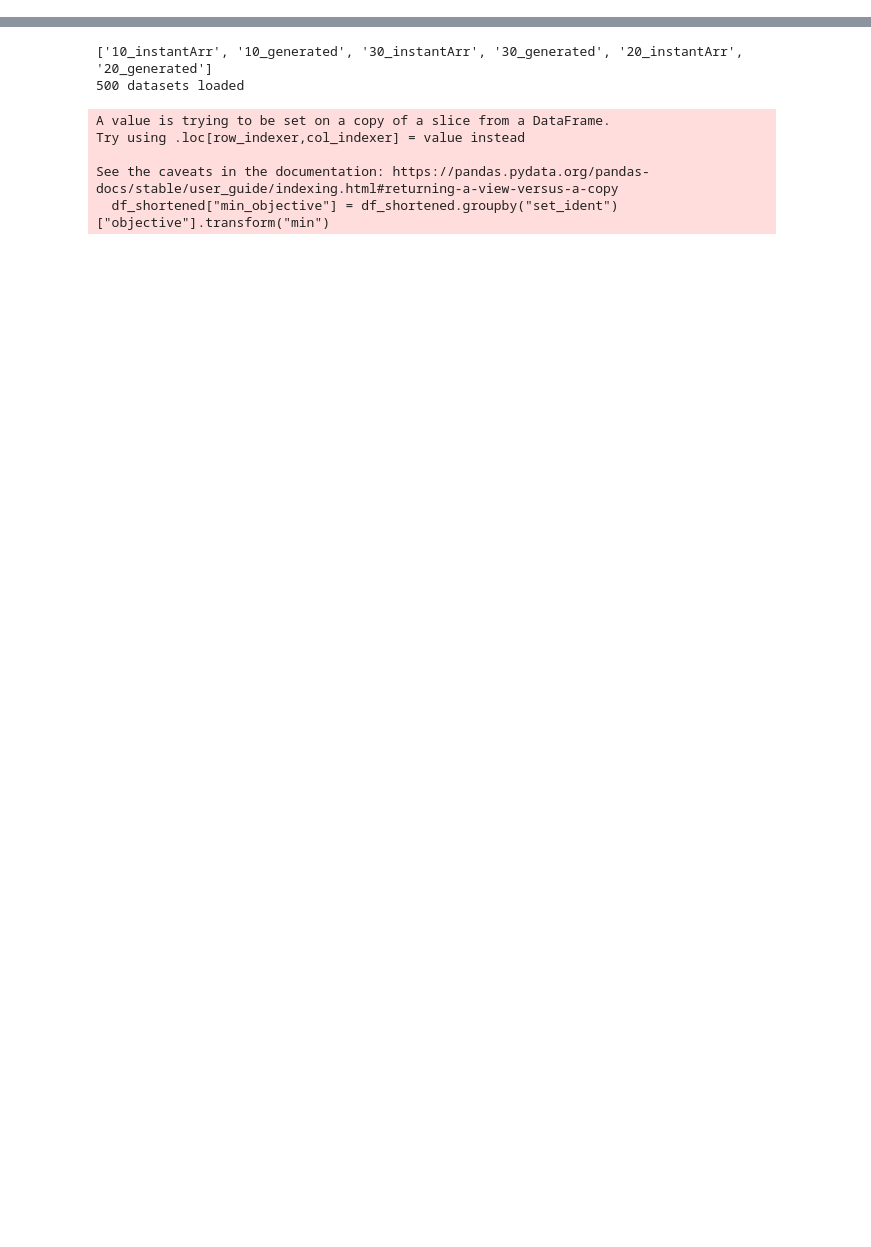
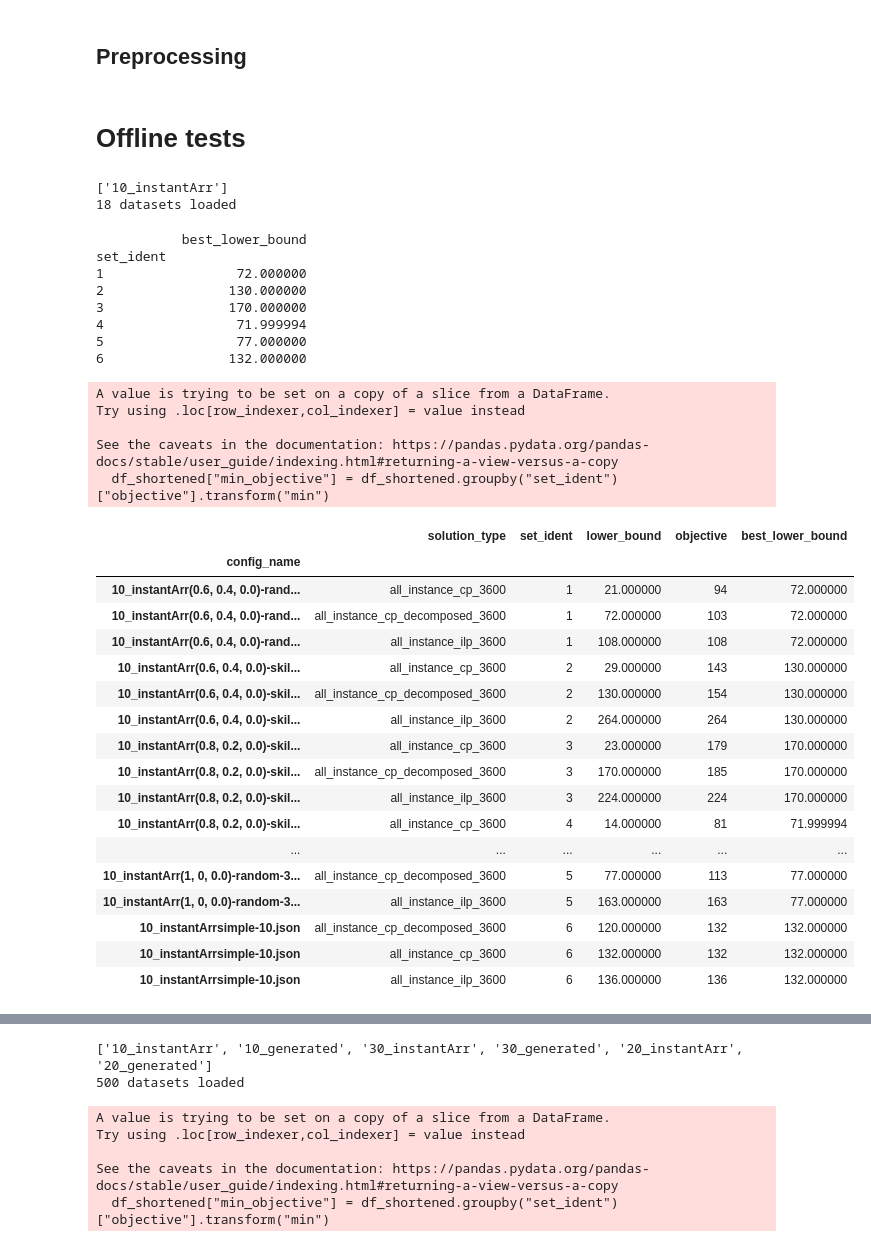
Before and after one commit to Schlixmann/ra_pst_py, a Jupyter notebook: evaluation.ipynb, the cells around one changed output, grey strips where cells are left out. Saved outputs shown, nothing was run; the diff lists cells and outputs as text; code cells hidden in the pictures; blank space fills up the shorter version.

```diff
--- a/evaluation.ipynb
+++ b/evaluation.ipynb
@@ -12,3 +10,5 @@ from tqdm import tqdm
+# %% [markdown]
+## Preprocessing
 # %%
 def load_evaluation_files(base_folders=None, root_path="."):
     """
@@ -46,7 +46,7 @@ def load_evaluation_files(base_folders=None, root_path="."):
 
     return all_data
 # %%
-def generate_pandas_df(data):
+def generate_pandas_df(data, online:bool=False):
     for file_path, values in data.items():
         solution = {file_path : values["solution"]}
         metadata = {file_path : values["metadata"]}
@@ -62,8 +62,6 @@ def generate_pandas_df(data):
     solution_norm = pd.json_normalize(df["solution"]).set_index(df.index)
     metadata_norm = pd.json_normalize(df["metadata"]).set_index(df.index)
 
-    solution_combined_df = pd.json_normalize(df["solution_combined"]).set_index(df.index)
-
     # combine the two normalized dfs
     df_normalized = df.drop(["solution", "metadata"], axis=1)\
                     .join(solution_norm, rsuffix='_sol')\
@@ -73,7 +71,11 @@ def generate_pandas_df(data):
     df_normalized["solution_type"] = df_normalized["index"].apply(lambda x: x.split('/')[-2])
     df_normalized.set_index('index', inplace=True)
 
-    return df_normalized, solution_combined_df
+    if online:
+        solution_combined_df = pd.json_normalize(df["solution_combined"]).set_index(df.index)
+        return df_normalized, solution_combined_df
+    else:
+        return df_normalized
 
 def pre_process_df(df:pd.DataFrame):
     df["set_ident"] =  df.groupby(["config_name"]).ngroup() + 1
@@ -129,3 +131,53 @@ def pre_process_df(df:pd.DataFrame):
     df['res_std_dev'] = df[cols_to_conv].std(axis=1)
 
     return df
+# %% [markdown]
+# Offline tests
+# %%
+base_folders=['10_instantArr']
+data = load_evaluation_files(base_folders, root_path = "testsets_decomposed_pipe")
+print(f"{len(data)} datasets loaded")
+# %% [output]
+['10_instantArr']
+18 datasets loaded
+# %%
+df_raw = generate_pandas_df(data, online=False)
+df = pre_process_df(df_raw)
+df_cp = df[df["solution_type"].str.contains("cp", case=False, na=False)]
+df_cp = df_cp.groupby("set_ident")[["lower_bound"]].max().rename(columns={'lower_bound':'best_lower_bound'})
+print(df_cp)
+df = df.merge(df_cp, on='set_ident', how="left")
+df = df[['config_name', 'solution_type', 'set_ident', 'lower_bound', 'objective', 'best_lower_bound']].set_index('config_name')
+df
+# %% [output]
+           best_lower_bound
+set_ident
+1                 72.000000
+2                130.000000
+3                170.000000
+4                 71.999994
+5                 77.000000
+6                132.000000
+A value is trying to be set on a copy of a slice from a DataFrame.
+Try using .loc[row_indexer,col_indexer] = value instead
+
+See the caveats in the documentation: https://pandas.pydata.org/pandas-docs/stable/user_guide/indexing.html#returning-a-view-versus-a-copy
+  df_shortened["min_objective"] = df_shortened.groupby("set_ident")["objective"].transform("min")
+|  | solution_type | set_ident | lower_bound | objective | best_lower_bound |
+| config_name |  |  |  |  |  |
+| 10_instantArr(0.6, 0.4, 0.0)-rand... | all_instance_cp_3600 | 1 | 21.000000 | 94 | 72.000000 |
+| 10_instantArr(0.6, 0.4, 0.0)-rand... | all_instance_cp_decomposed_3600 | 1 | 72.000000 | 103 | 72.000000 |
+| 10_instantArr(0.6, 0.4, 0.0)-rand... | all_instance_ilp_3600 | 1 | 108.000000 | 108 | 72.000000 |
+| 10_instantArr(0.6, 0.4, 0.0)-skil... | all_instance_cp_3600 | 2 | 29.000000 | 143 | 130.000000 |
+| 10_instantArr(0.6, 0.4, 0.0)-skil... | all_instance_cp_decomposed_3600 | 2 | 130.000000 | 154 | 130.000000 |
+| 10_instantArr(0.6, 0.4, 0.0)-skil... | all_instance_ilp_3600 | 2 | 264.000000 | 264 | 130.000000 |
+| 10_instantArr(0.8, 0.2, 0.0)-skil... | all_instance_cp_3600 | 3 | 23.000000 | 179 | 170.000000 |
+| 10_instantArr(0.8, 0.2, 0.0)-skil... | all_instance_cp_decomposed_3600 | 3 | 170.000000 | 185 | 170.000000 |
+| 10_instantArr(0.8, 0.2, 0.0)-skil... | all_instance_ilp_3600 | 3 | 224.000000 | 224 | 170.000000 |
+| 10_instantArr(0.8, 0.2, 0.0)-skil... | all_instance_cp_3600 | 4 | 14.000000 | 81 | 71.999994 |
+| ... | ... | ... | ... | ... | ... |
+| 10_instantArr(1, 0, 0.0)-random-3... | all_instance_cp_decomposed_3600 | 5 | 77.000000 | 113 | 77.000000 |
+| 10_instantArr(1, 0, 0.0)-random-3... | all_instance_ilp_3600 | 5 | 163.000000 | 163 | 77.000000 |
+| 10_instantArrsimple-10.json | all_instance_cp_decomposed_3600 | 6 | 120.000000 | 132 | 132.000000 |
+| 10_instantArrsimple-10.json | all_instance_cp_3600 | 6 | 132.000000 | 132 | 132.000000 |
+| 10_instantArrsimple-10.json | all_instance_ilp_3600 | 6 | 136.000000 | 136 | 132.000000 |
```
Also changed, not shown: parts of 2 cells of this notebook, 2 other files.
